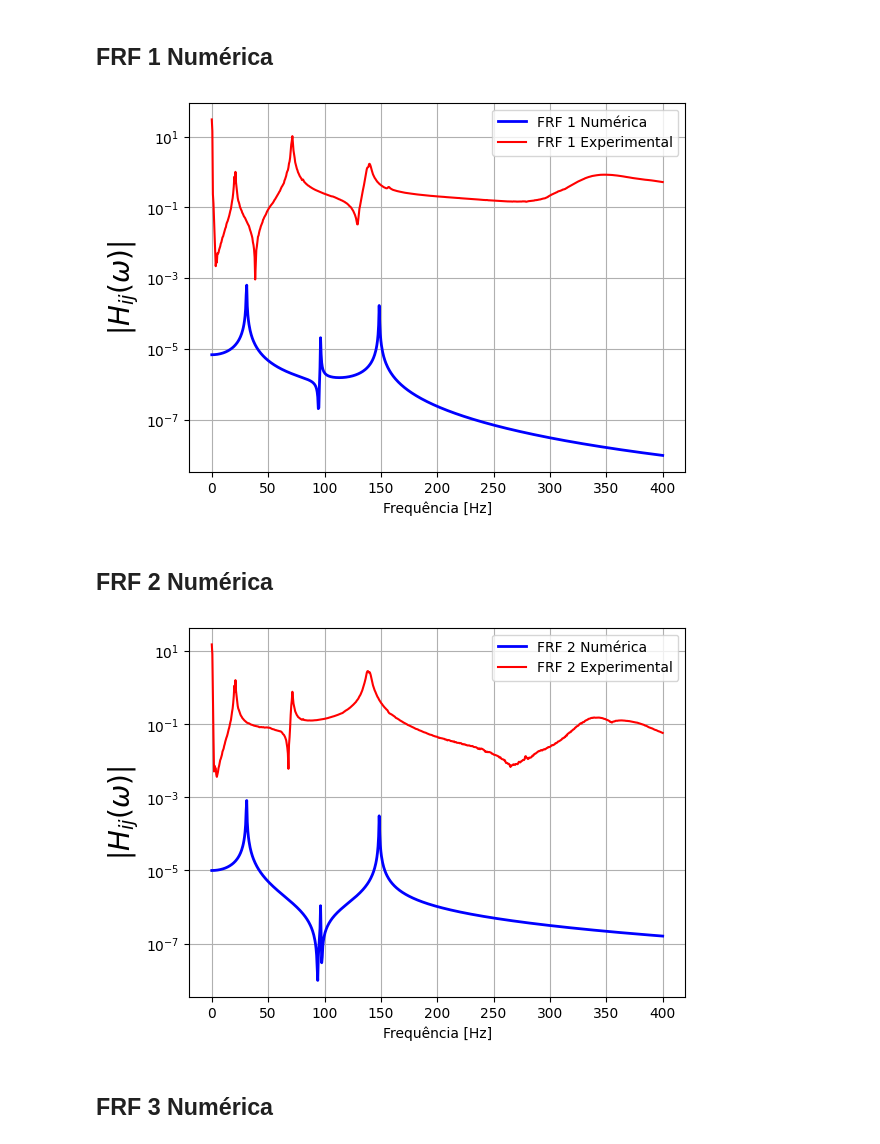
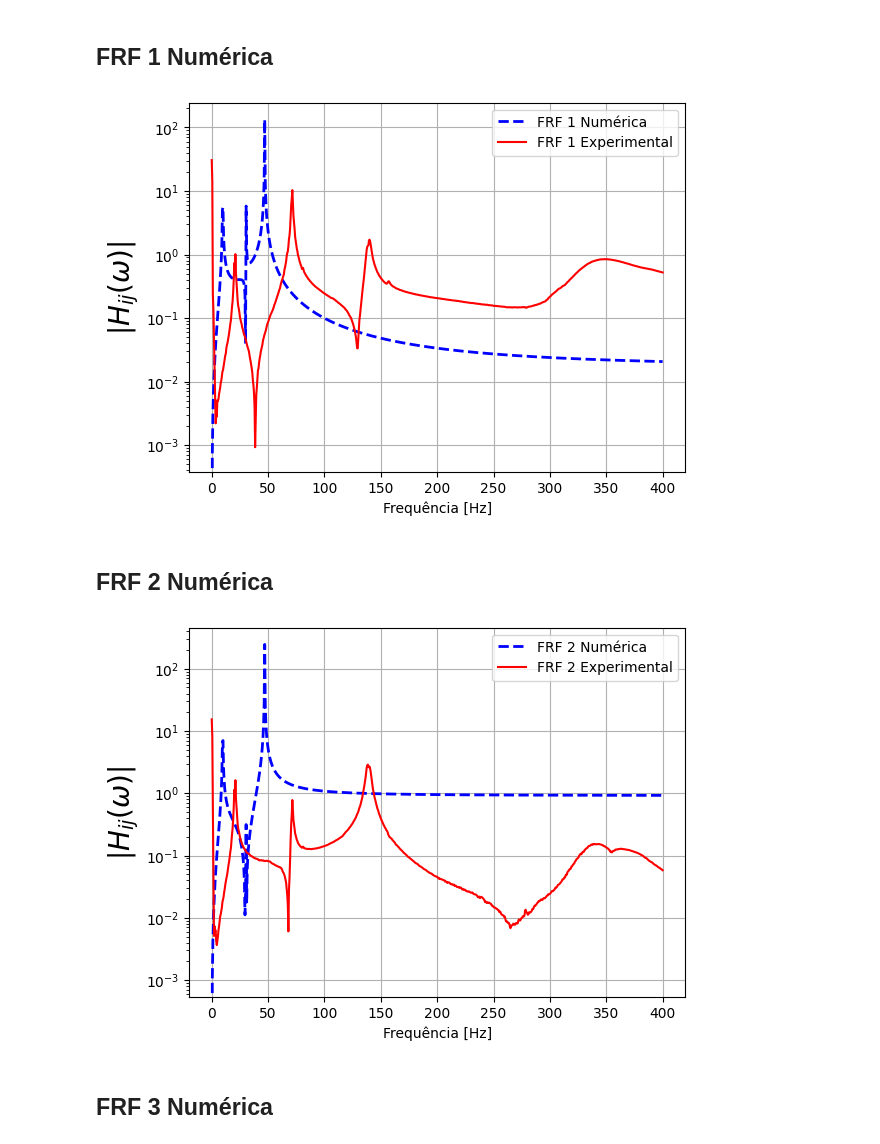
Before and after one commit to Daniel-Sottovia/Grupo-6, a Jupyter notebook: notebook.ipynb, the cells around one changed output. Drawn from its saved outputs; the diff is of its cells as text; code cells hidden in the pictures.

Commit message:
Geramos imagens do K_viga_livre
A resposta dada pelo modelo usando o modelo de Viga Livre.

```diff
--- a/notebook.ipynb
+++ b/notebook.ipynb
@@ -1005,7 +1005,7 @@ print("w_n =",w_n)
 
 k_viga_livre = np.array([0.0,0,0])
 for i in range(len(k_viga_livre)):                  #calculo da rigidez assossiada a uma viga em cada andar
-  k_viga_livre[i] = (30*E*I)/(L[i]**3)
+  k_viga_livre[i] = (3*E*I)/(L[i]**3)
 
 print("k_viga =",k_viga_livre)
 
@@ -1248,37 +1254,38 @@ fi = wi / (2 * np.pi)
 f = freq
 w = 2 * np.pi * f
 x = 0  # Considerando índices baseados em zero
 xf = 1  # Considerando índices baseados em zero
 
 # Funcoes Resposta em Frequencia - Com amortecimento
 qsi = 0.001
 Hm = np.zeros((len(w), N), dtype=complex)
 H = np.zeros(len(w), dtype=complex)
 
 for j in range(len(w)):
     soma1 = 0
     for k in range(N):
-        soma1 += V[x, k] * V[xf, k] / (wi[k]**2 - w[j]**2 + 1j * 2 * qsi * wi[k] * w[j])
-        Hm[j, k] = V[x, k] * V[xf, k] / (wi[k]**2 - w[j]**2 + 1j * 2 * qsi * wi[k] * w[j])
+        soma1 += - (w[j]**2)*(V[x, k] * V[xf, k] / (wi[k]**2 - w[j]**2 + 1j * 2 * qsi * wi[k] * w[j]))
+        Hm[j, k] = - (w[j]**2)*(V[x, k] * V[xf, k] / (wi[k]**2 - w[j]**2 + 1j * 2 * qsi * wi[k] * w[j]))
     H[j] = soma1
 
 # Y = 1j * w * H
 
 # Plotting absolute value of H
-plt.plot(freq, np.abs(H), 'b', linewidth=2, label='FRF 1 Numérica')
+plt.plot(freq, np.abs(H), 'b', linewidth=2, label='FRF 1 Numérica', ls='--')
 
 frf_1_andar = np.abs(df['Signal 2 (Imag.)']) + np.abs(df['Signal 2 (Real)']) # Obtém-se o módulo da FRF
 
 plt.plot(freq, frf_1_andar, 'r', label='FRF 1 Experimental')
 
 plt.xlabel('Frequência [Hz]')
 plt.ylabel(r'$|H_{ij}(\omega)|$', fontsize=20)
 plt.grid()
 plt.yscale('log')
 plt.legend()
+#plt.savefig("D:\\UFSC\\Vibes\\Cordioli\\Trabalho\\Grupo 6\\FRF1_numerica_sem_ajuste_viga_livre.png")
 plt.show()
 # %% [output]
-[figure, old version]
+[figure, new version]
 # %% [markdown]
 ## FRF 2 Numérica
 # %%
@@ -1314,14 +1321,14 @@ H = np.zeros(len(w), dtype=complex)
 for j in range(len(w)):
     soma1 = 0
     for k in range(N):
-        soma1 += V[x, k] * V[xf, k] / (wi[k]**2 - w[j]**2 + 1j * 2 * qsi * wi[k] * w[j])
-        Hm[j, k] = V[x, k] * V[xf, k] / (wi[k]**2 - w[j]**2 + 1j * 2 * qsi * wi[k] * w[j])
+        soma1 += - (w[j]**2)*(V[x, k] * V[xf, k] / (wi[k]**2 - w[j]**2 + 1j * 2 * qsi * wi[k] * w[j]))
+        Hm[j, k] = - (w[j]**2)*(V[x, k] * V[xf, k] / (wi[k]**2 - w[j]**2 + 1j * 2 * qsi * wi[k] * w[j]))
     H[j] = soma1
 
 # Y = 1j * w * H
 
 # Plotting absolute value of H
-plt.plot(freq, np.abs(H), 'b', linewidth=2, label='FRF 2 Numérica')
+plt.plot(freq, np.abs(H), 'b', linewidth=2, label='FRF 2 Numérica', ls='--')
 
 frf_2_andar = np.abs(df['Signal 3 (Imag.)']) + np.abs(df['Signal 3 (Real)']) # Obtém-se o módulo da FRF
 
@@ -1332,9 +1339,10 @@ plt.ylabel(r'$|H_{ij}(\omega)|$', fontsize=20)
 plt.grid()
 plt.yscale('log')
 plt.legend()
+#plt.savefig("D:\\UFSC\\Vibes\\Cordioli\\Trabalho\\Grupo 6\\FRF2_numerica_sem_ajuste_viga_livre.png")
 plt.show()
 # %% [output]
-[figure, old version]
+[figure, new version]
 # %% [markdown]
 ## FRF 3 Numérica
 # %%
```
Also changed, not shown: parts of 7 cells of this notebook, 6 other files.
